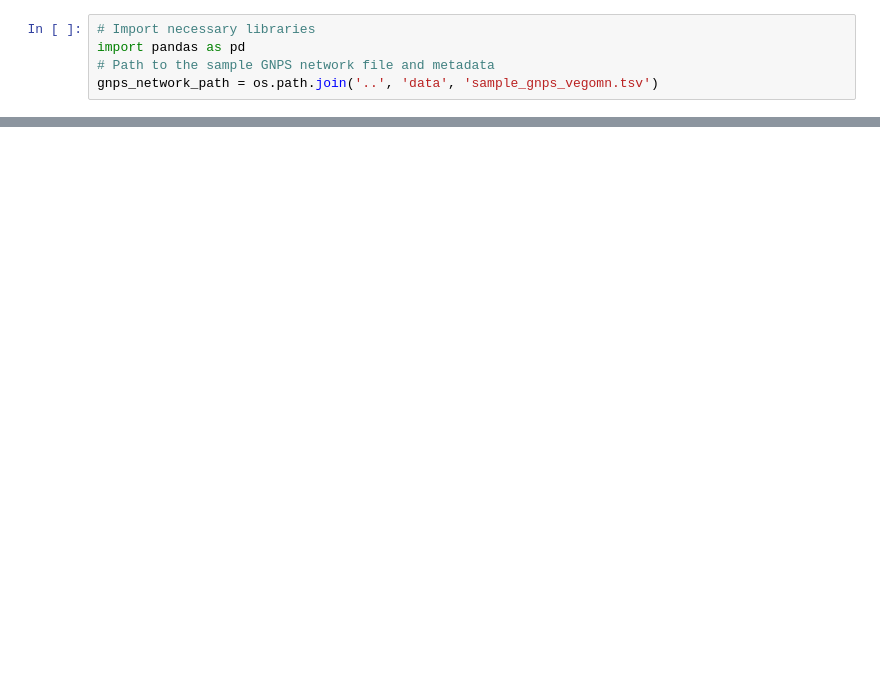
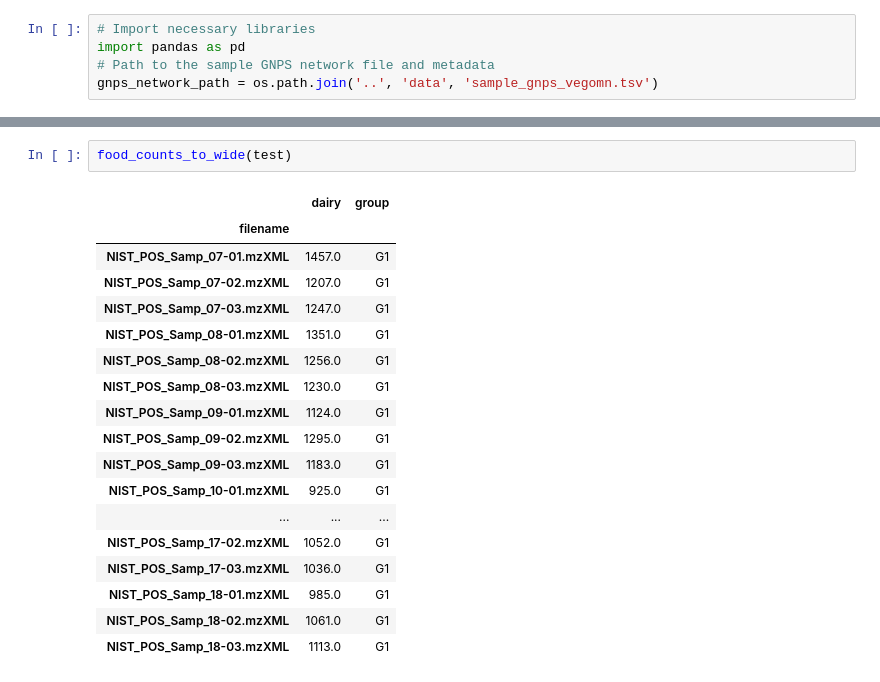
Before and after one commit to bittremieux-lab/gnps_rdd, a Jupyter notebook: gfop/notebooks/02_utils_notebook.ipynb, the cells around one changed output, grey strips where cells are left out. Drawn from its saved outputs; the diff is of its cells as text; blank space fills up the shorter version.

```diff
--- a/gfop/notebooks/02_utils_notebook.ipynb
+++ b/gfop/notebooks/02_utils_notebook.ipynb
@@ -31,0 +47,21 @@ NameError: name 'fc' is not defined
+# %%
+food_counts_to_wide(test)
+# %% [output]
+|  | dairy | group |
+| filename |  |  |
+| NIST_POS_Samp_07-01.mzXML | 1457.0 | G1 |
+| NIST_POS_Samp_07-02.mzXML | 1207.0 | G1 |
+| NIST_POS_Samp_07-03.mzXML | 1247.0 | G1 |
+| NIST_POS_Samp_08-01.mzXML | 1351.0 | G1 |
+| NIST_POS_Samp_08-02.mzXML | 1256.0 | G1 |
+| NIST_POS_Samp_08-03.mzXML | 1230.0 | G1 |
+| NIST_POS_Samp_09-01.mzXML | 1124.0 | G1 |
+| NIST_POS_Samp_09-02.mzXML | 1295.0 | G1 |
+| NIST_POS_Samp_09-03.mzXML | 1183.0 | G1 |
+| NIST_POS_Samp_10-01.mzXML | 925.0 | G1 |
+| ... | ... | ... |
+| NIST_POS_Samp_17-02.mzXML | 1052.0 | G1 |
+| NIST_POS_Samp_17-03.mzXML | 1036.0 | G1 |
+| NIST_POS_Samp_18-01.mzXML | 985.0 | G1 |
+| NIST_POS_Samp_18-02.mzXML | 1061.0 | G1 |
+| NIST_POS_Samp_18-03.mzXML | 1113.0 | G1 |
```
Also changed, not shown: parts of 8 cells of this notebook, 2 other files.
